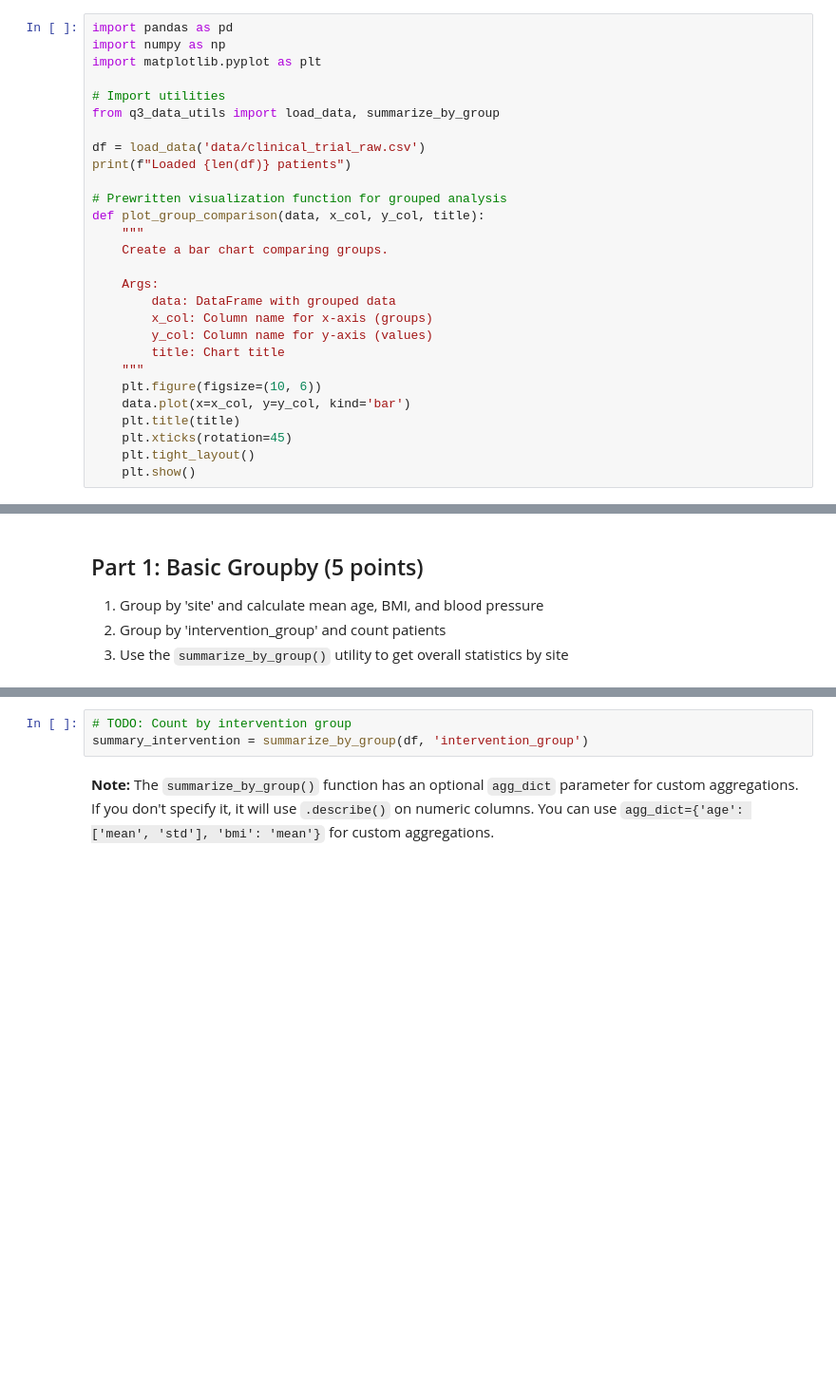
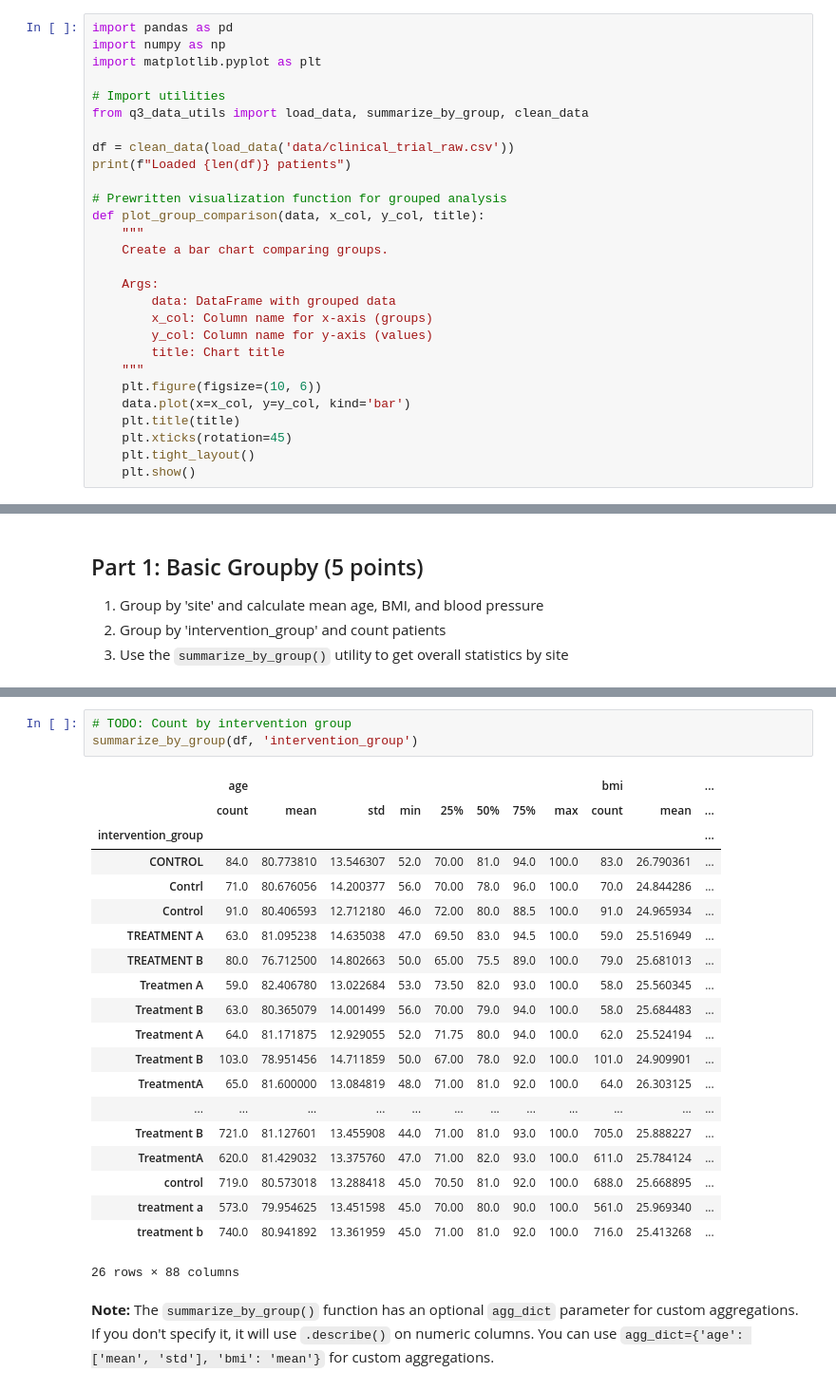
Before and after one commit to UCSF-DataSci/ds217-midterm-Dellaraam, a Jupyter notebook: q7_aggregation.ipynb, the cells around one changed output, grey strips where cells are left out. Shown at 95% size. Saved outputs shown, nothing was run; the diff lists cells and outputs as text; blank space fills up the shorter version.

```diff
--- a/q7_aggregation.ipynb
+++ b/q7_aggregation.ipynb
@@ -12,9 +12,9 @@ import numpy as np
 import matplotlib.pyplot as plt
 
 # Import utilities
-from q3_data_utils import load_data, summarize_by_group
+from q3_data_utils import load_data, summarize_by_group, clean_data
 
-df = load_data('data/clinical_trial_raw.csv')
+df = clean_data(load_data('data/clinical_trial_raw.csv'))
 print(f"Loaded {len(df)} patients")
 
 # Prewritten visualization function for grouped analysis
@@ -69,6 +77,27 @@ summary_site = summarize_by_group(df,'site')
 # %%
 # TODO: Count by intervention group
-summary_intervention = summarize_by_group(df, 'intervention_group')
+summarize_by_group(df, 'intervention_group')
+# %% [output]
+|  | age |  |  |  |  |  |  |  | bmi |  | ... |
+|  | count | mean | std | min | 25% | 50% | 75% | max | count | mean | ... |
+| intervention_group |  |  |  |  |  |  |  |  |  |  | ... |
+| CONTROL | 84.0 | 80.773810 | 13.546307 | 52.0 | 70.00 | 81.0 | 94.0 | 100.0 | 83.0 | 26.790361 | ... |
+| Contrl | 71.0 | 80.676056 | 14.200377 | 56.0 | 70.00 | 78.0 | 96.0 | 100.0 | 70.0 | 24.844286 | ... |
+| Control | 91.0 | 80.406593 | 12.712180 | 46.0 | 72.00 | 80.0 | 88.5 | 100.0 | 91.0 | 24.965934 | ... |
+| TREATMENT A | 63.0 | 81.095238 | 14.635038 | 47.0 | 69.50 | 83.0 | 94.5 | 100.0 | 59.0 | 25.516949 | ... |
+| TREATMENT B | 80.0 | 76.712500 | 14.802663 | 50.0 | 65.00 | 75.5 | 89.0 | 100.0 | 79.0 | 25.681013 | ... |
+| Treatmen A | 59.0 | 82.406780 | 13.022684 | 53.0 | 73.50 | 82.0 | 93.0 | 100.0 | 58.0 | 25.560345 | ... |
+| Treatment B | 63.0 | 80.365079 | 14.001499 | 56.0 | 70.00 | 79.0 | 94.0 | 100.0 | 58.0 | 25.684483 | ... |
+| Treatment A | 64.0 | 81.171875 | 12.929055 | 52.0 | 71.75 | 80.0 | 94.0 | 100.0 | 62.0 | 25.524194 | ... |
+| Treatment B | 103.0 | 78.951456 | 14.711859 | 50.0 | 67.00 | 78.0 | 92.0 | 100.0 | 101.0 | 24.909901 | ... |
+| TreatmentA | 65.0 | 81.600000 | 13.084819 | 48.0 | 71.00 | 81.0 | 92.0 | 100.0 | 64.0 | 26.303125 | ... |
+| ... | ... | ... | ... | ... | ... | ... | ... | ... | ... | ... | ... |
+| Treatment B | 721.0 | 81.127601 | 13.455908 | 44.0 | 71.00 | 81.0 | 93.0 | 100.0 | 705.0 | 25.888227 | ... |
+| TreatmentA | 620.0 | 81.429032 | 13.375760 | 47.0 | 71.00 | 82.0 | 93.0 | 100.0 | 611.0 | 25.784124 | ... |
+| control | 719.0 | 80.573018 | 13.288418 | 45.0 | 70.50 | 81.0 | 92.0 | 100.0 | 688.0 | 25.668895 | ... |
+| treatment a | 573.0 | 79.954625 | 13.451598 | 45.0 | 70.00 | 80.0 | 90.0 | 100.0 | 561.0 | 25.969340 | ... |
+| treatment b | 740.0 | 80.941892 | 13.361959 | 45.0 | 71.00 | 81.0 | 92.0 | 100.0 | 716.0 | 25.413268 | ... |
+26 rows × 88 columns
 # %% [markdown]
 **Note:** The `summarize_by_group()` function has an optional `agg_dict` parameter for custom aggregations. If you don't specify it, it will use `.describe()` on numeric columns. You can use `agg_dict={'age': ['mean', 'std'], 'bmi': 'mean'}` for custom aggregations.
 # %%
```
Also changed, not shown: parts of 3 cells of this notebook, 2 other files.
